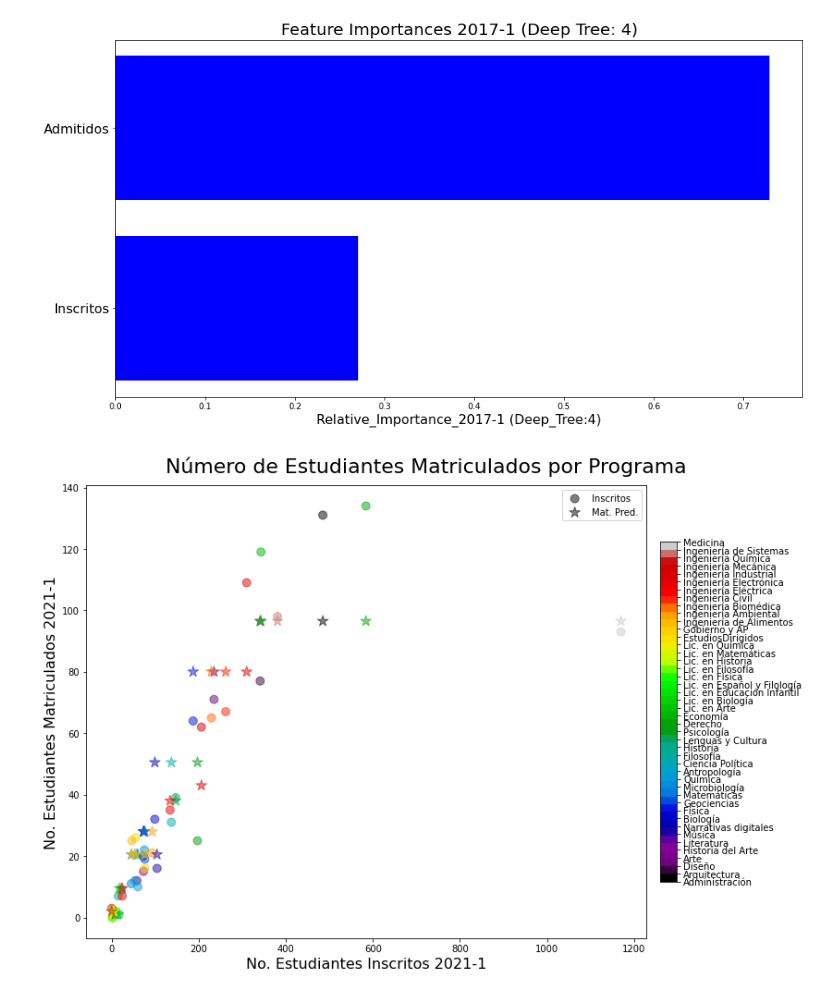
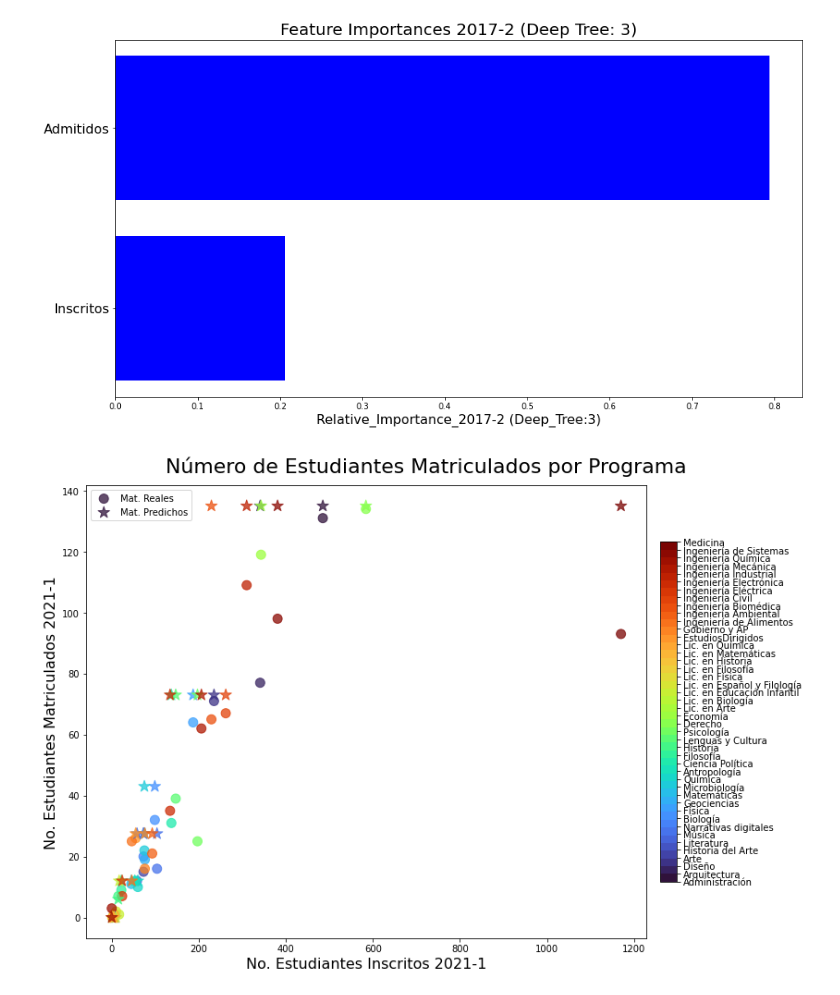
Before and after one commit to JohnMasterR/DC-P3, a Jupyter notebook: Final_P3/P3_Tree_Reg_Matriculas.ipynb, the cells around one changed output. Cells and saved outputs as stored; diff of their text form; code cells hidden in the pictures.

```diff
--- a/Final_P3/P3_Tree_Reg_Matriculas.ipynb
+++ b/Final_P3/P3_Tree_Reg_Matriculas.ipynb
@@ -49,9 +49,9 @@ Matricula_2020_1 = Matriculas(Data, '2020-1')
 Matricula_2020_2 = Matriculas(Data, '2020-2')
 Matricula_2021_1 = Matriculas(Data, '2021-1')
 # %%
-data = Matricula_2017_1
-year = '2017-1'
-depmax = 4
+data = Matricula_2017_2
+year = '2017-2'
+depmax = 3
 reg_type = 'absolute_error'
 cv_splits = 10 # Must be less than sample number
 test = Matricula_2021_1
@@ -225,7 +225,7 @@ plt.show()
 fig.savefig('Importances_'+str(year)+'.pdf', dpi=500)
 plt.close(fig)
 # %% [output]
-[figure, old version]
+[figure, new version]
 # %%
 X1_Test = np.array(test['Inscritos (1ra Opción)'])
 X2_Test = np.array(test['Admitidos (1ra y 2da Opción)'])
@@ -241,36 +241,36 @@ Y_diff = np.abs(Y_real - Y_Pred)#/np.array(Y_real)
 # %%
 plt.rcParams["figure.figsize"] = [12, 8]
 
 # setup the normalization and the colormap
 deps = np.arange(0, len(test['Programa']))
 normalize = mcolors.Normalize(vmin = deps.min(), vmax = deps.max())
-colormap = cm.get_cmap('nipy_spectral', deps.max()+1)
+colormap = cm.get_cmap('turbo', deps.max()+1)
 # setup the colorbar
 scalarmappaple = cm.ScalarMappable(norm=normalize, cmap=colormap)
 scalarmappaple.set_array(deps)
 
 fig = plt.figure()
 
 fig.suptitle('Número de Estudiantes Matriculados por Programa', size=22)
 plt.xlabel('No. Estudiantes Inscritos 2021-1',  fontsize=16)
 plt.ylabel('No. Estudiantes Matriculados 2021-1',  fontsize=16)
 
-plt.scatter(X1_Test, Y_real, label='Inscritos',
-            alpha=0.5, s=80, c=range(0, len(test)), cmap='nipy_spectral')
-plt.scatter(X1_Test, Y_Pred, label='Mat. Pred.',
-            alpha=0.5, marker='*', s=150, c=range(0, len(test)), cmap='nipy_spectral')
+plt.scatter(X1_Test, Y_real, label='Mat. Reales',
+            alpha=0.75, s=100, c=range(0, len(test)), cmap='turbo')
+plt.scatter(X1_Test, Y_Pred, label='Mat. Predichos',
+            alpha=0.75, marker='*', s=170, c=range(0, len(test)), cmap='turbo')
 plt.legend()
 
 cbar = plt.colorbar(scalarmappaple, orientation='vertical', pad=0.02,
                    ticks=range(0, deps.max()+1, 1), shrink=0.75)
 cbar.ax.set_yticklabels(test['Programa'])
 
 plt.subplots_adjust(left=0.075, bottom=0.075, right=0.92, top=0.925)
 plt.show()
 fig.savefig('2021-1_Matriculados_por_Ins_'+str(year)+'.pdf', dpi=500)
 plt.close(fig)
 # %% [output]
-[figure, old version]
+[figure, new version]
 # %%
 plt.rcParams["figure.figsize"] = [12, 8]
 
```
Also changed, not shown: parts of 7 cells of this notebook, 11 other files.
